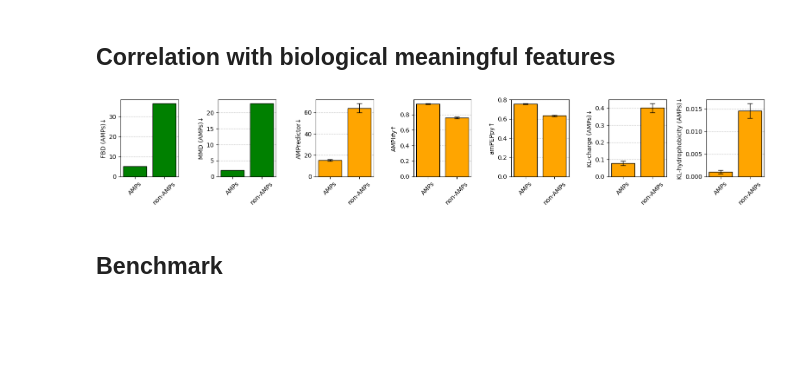
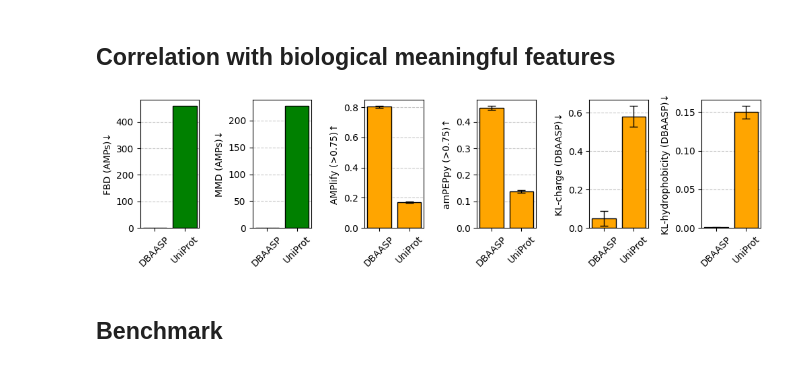
Before and after one commit to szczurek-lab/seqme-reproducibility, a Jupyter notebook: notebooks/1_benchmark.ipynb, the cells around one changed output. Cells and saved outputs as stored; diff of their text form; code cells hidden in the pictures; blank space fills up the shorter version.

Commit message:
Update 1_benchmark notebook

```diff
--- a/notebooks/1_benchmark.ipynb
+++ b/notebooks/1_benchmark.ipynb
@@ -50,6 +55,10 @@ DATASET_PATHS = {
 }
 # %%
 datasets = {name: sm.read_fasta(path) for name, path in DATASET_PATHS.items()}
+
+rng = random.Random(SEED)
+for name in datasets:
+    rng.shuffle(datasets[name])
 # %%
 AMINO_ACID_LETTERS = list("ACDEFGHIKLMNPQRSTVWY")
 AMINO_ACID_SET = set(AMINO_ACID_LETTERS)
@@ -74,6 +83,25 @@ Table 0. Sequences
 | HydrAMP | 50000.00 | 1.00 | 18.53±4.75 |
 | MMCD | 18890.00 | 1.00 | 20.71±10.45 |
 | PepCVAE | 50000.00 | 1.00 | 17.65±3.64 |
+# %%
+sources = list(DATASET_PATHS.keys())
+
+n_samples = 10_000
+
+benchmark_datasets = {
+    source: sm.utils.subsample(datasets[source], n_samples=n_samples, seed=SEED)
+    if len(datasets[source]) > n_samples
+    else datasets[source]
+    for source in sources
+}
+
+n_split = n_samples // 2
+seqs_dbaasp1 = datasets["DBAASP"][:n_split]
+seqs_dbaasp2 = datasets["DBAASP"][n_split : 2 * n_split]
+seqs_uniprot1 = datasets["UniProt"][:n_split]
+seqs_uniprot2 = datasets["UniProt"][n_split : 2 * n_split]
+
+# benchmark_datasets["DBAASP (shuffled)"] = sm.utils.shuffle_characters(benchmark_datasets["DBAASP"])
 # %% [markdown]
 ## Models
 # %% [markdown]
@@ -164,19 +192,17 @@ Notes:
 # %%
 n_neighbours = [1, 2, 4, 8, 16, 32, 64, 128, 256, 512, 1024, 2048]
 # %%
-import numpy as np
+k = 5000
 
-k = 1700
-
-positives = sm.utils.subsample(datasets["AMP"], n_samples=k)
-negatives = sm.utils.subsample(datasets["non-AMP"], n_samples=k)
+positives = sm.utils.subsample(benchmark_datasets["DBAASP"], n_samples=k)
+negatives = sm.utils.subsample(benchmark_datasets["UniProt"], n_samples=k)
 
 label_ids = np.array([0] * len(negatives) + [1] * len(positives))
 label_names = ["Negative"] * len(negatives) + ["Positive"] * len(positives)
 
 references = negatives + positives
 
-embedders = ["hyformer-peptide-mic", "esm2-150m", "charge+hydrophobicity+weight"]
+embedders = ["hyformer-peptide", "esm2-150m", "charge+hydrophobicity+weight"]
 names = ["Hyformer", "ESM2 (150M)", "Physico-chemical"]
 # %%
 def custom_embedder(sequences: list[str]) -> np.ndarray:
@@ -492,22 +537,24 @@ metrics = metrics_fbd_mmd + metrics_rest
 # %%
 df = sm.evaluate(bio_corr_data, metrics)
 # %%
-metrics = ["FBD (AMPs)", "MMD (AMPs)", "AMPredictor",  "AMPlify", "amPEPpy", "KL-charge (AMPs)", "KL-hydrophobicity (AMPs)"]
+metrics = ["FBD (AMPs)", "MMD (AMPs)", "AMPlify (>0.75)", "amPEPpy (>0.75)", "KL-charge (DBAASP)", "KL-hydrophobicity (DBAASP)"]
 colors = ["green"] * 2 + (len(metrics) - 2) * ["orange"]
 
 n_metrics = len(metrics)
 
 scalar = 2.8
-fig, axes = plt.subplots(ncols=n_metrics, figsize=(0.8 * n_metrics * scalar, 1 * scalar))
+fig, axes = plt.subplots(ncols=n_metrics, figsize=(0.6 * n_metrics * scalar, 1 * scalar))
 for i in range(n_metrics):
     sm.plot_bar(df, metrics[i], ax=axes[i], color=colors[i])
     current_top = axes[i].get_ylim()[1]
     axes[i].set_ylim(0, current_top)
 
 
 fig.tight_layout()
+fig.subplots_adjust(wspace=0.9)
+fig.savefig(BASE_PATH / "case1" / "bio_corr.png", bbox_inches='tight', dpi=300)
 # %% [output]
-[figure, old version]
+[figure, new version]
 # %% [markdown]
 ## Benchmark
 # %% [markdown]
```
Also changed, not shown: parts of 19 cells of this notebook, 2 other files.
